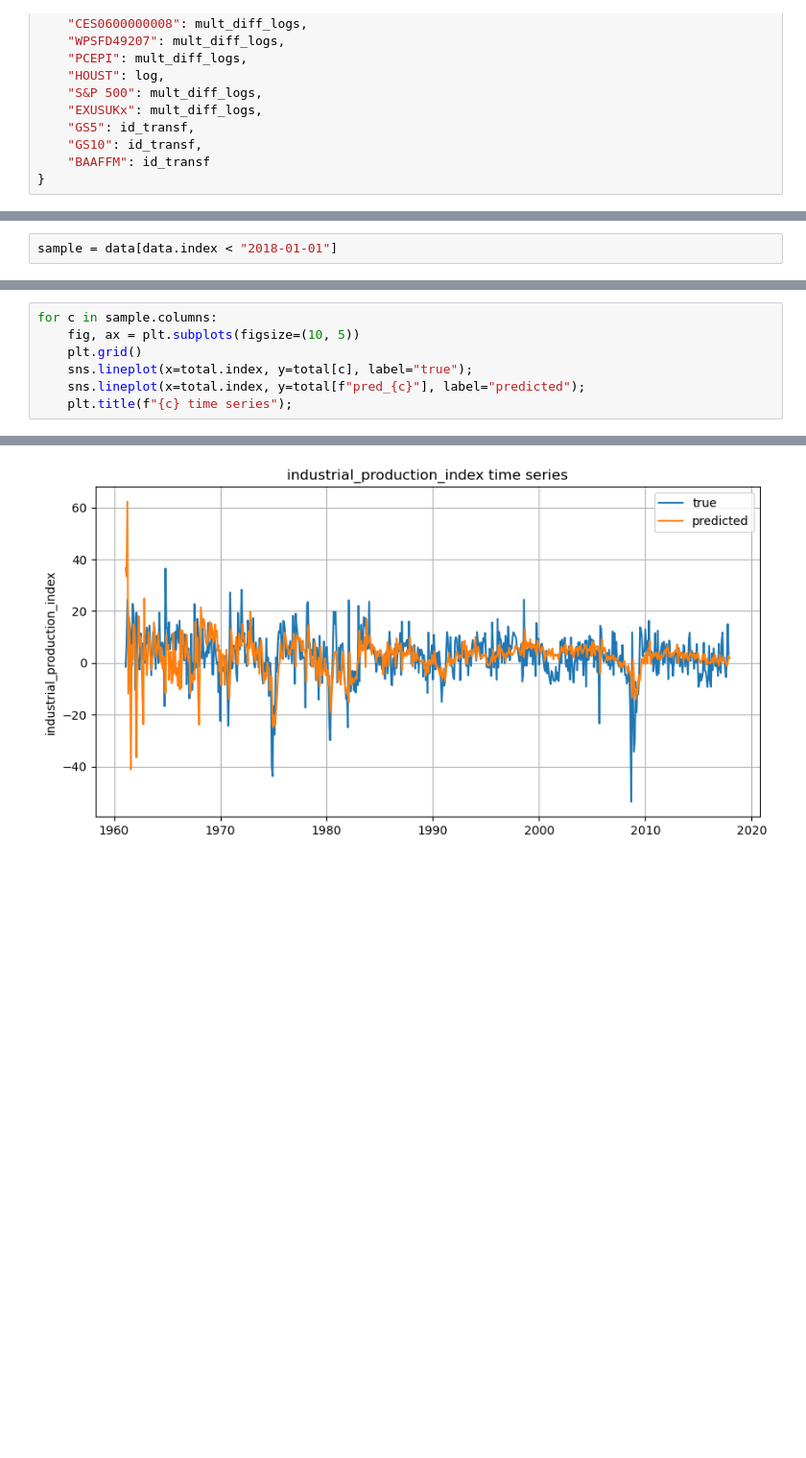
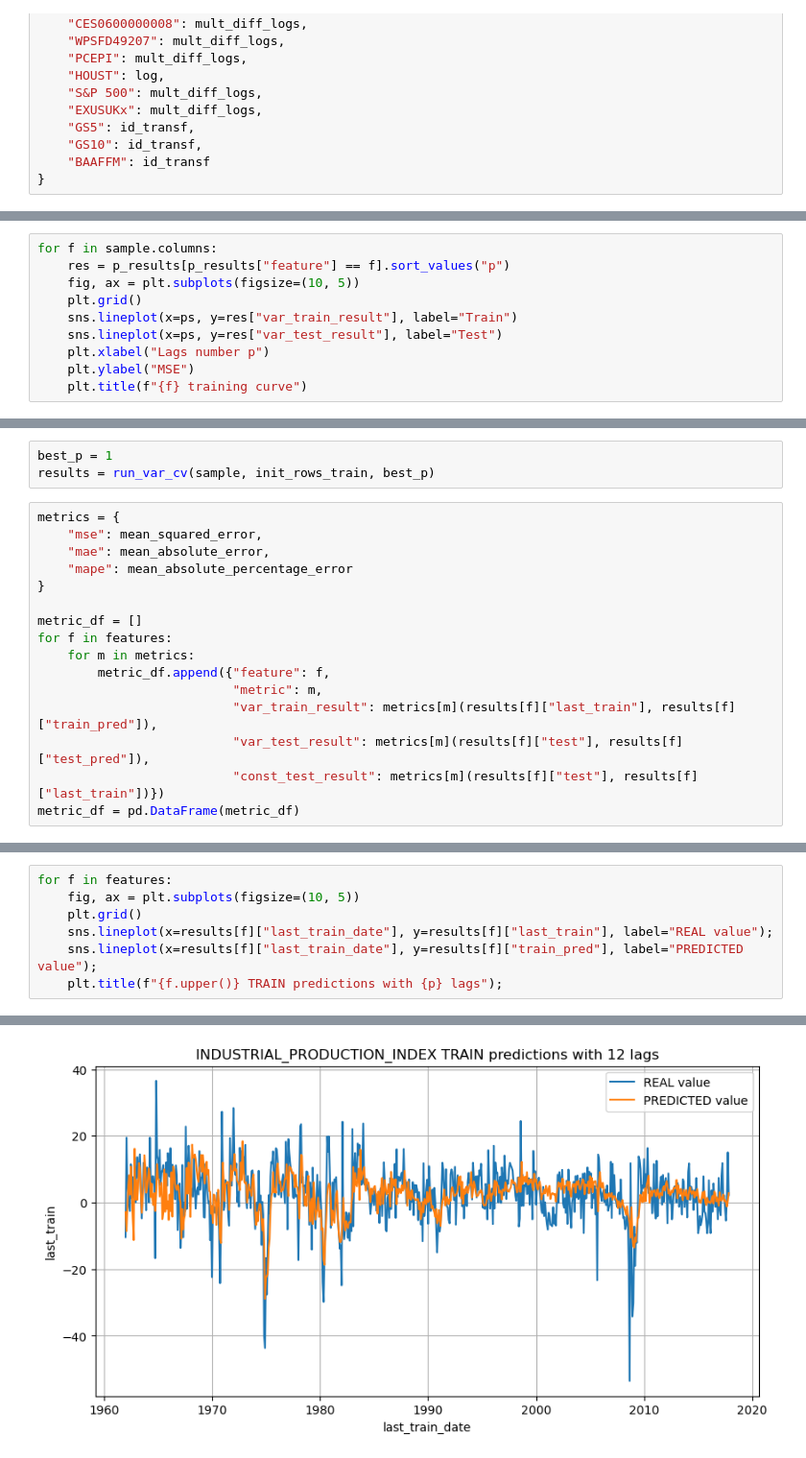
Before and after one commit to dr-leto/unimi, a Jupyter notebook: bayesian_analysis/var_baseline.ipynb, the cells around one changed output, grey strips where cells are left out. Shown at 96% size. Saved outputs shown, nothing was run; the diff lists cells and outputs as text; blank space fills up the shorter version.

```diff
--- a/bayesian_analysis/var_baseline.ipynb
+++ b/bayesian_analysis/var_baseline.ipynb
@@ -124,2 +126,0 @@ from sklearn.metrics import mean_squared_error, mean_absolute_error, mean_absolu
-# %%
-sample = data[data.index < "2018-01-01"]
@@ -225,0 +169,10 @@ total = sample.join(pred_df, how="inner")
+# %%
+for f in sample.columns:
+    res = p_results[p_results["feature"] == f].sort_values("p")
+    fig, ax = plt.subplots(figsize=(10, 5))
+    plt.grid()
+    sns.lineplot(x=ps, y=res["var_train_result"], label="Train")
+    sns.lineplot(x=ps, y=res["var_test_result"], label="Test")
+    plt.xlabel("Lags number p")
+    plt.ylabel("MSE")
+    plt.title(f"{f} training curve")
@@ -225,0 +195,19 @@ total = sample.join(pred_df, how="inner")
+# %%
+best_p = 1
+results = run_var_cv(sample, init_rows_train, best_p)
+# %%
+metrics = {
+    "mse": mean_squared_error,
+    "mae": mean_absolute_error,
+    "mape": mean_absolute_percentage_error
+}
+
+metric_df = []
+for f in features:
+    for m in metrics:
+        metric_df.append({"feature": f,
+                          "metric": m,
+                          "var_train_result": metrics[m](results[f]["last_train"], results[f]["train_pred"]),
+                          "var_test_result": metrics[m](results[f]["test"], results[f]["test_pred"]),
+                          "const_test_result": metrics[m](results[f]["test"], results[f]["last_train"])})
+metric_df = pd.DataFrame(metric_df)
@@ -226,8 +234,8 @@ total = sample.join(pred_df, how="inner")
 # %%
-for c in sample.columns:
+for f in features:
     fig, ax = plt.subplots(figsize=(10, 5))
     plt.grid()
-    sns.lineplot(x=total.index, y=total[c], label="true");
-    sns.lineplot(x=total.index, y=total[f"pred_{c}"], label="predicted");
-    plt.title(f"{c} time series");
+    sns.lineplot(x=results[f]["last_train_date"], y=results[f]["last_train"], label="REAL value");
+    sns.lineplot(x=results[f]["last_train_date"], y=results[f]["train_pred"], label="PREDICTED value");
+    plt.title(f"{f.upper()} TRAIN predictions with {p} lags");
 # %% [output]
@@ -236 +244 @@ for c in sample.columns:
-[figure, old version]
+[figure, new version]
```
Also changed, not shown: parts of 21 cells of this notebook.
